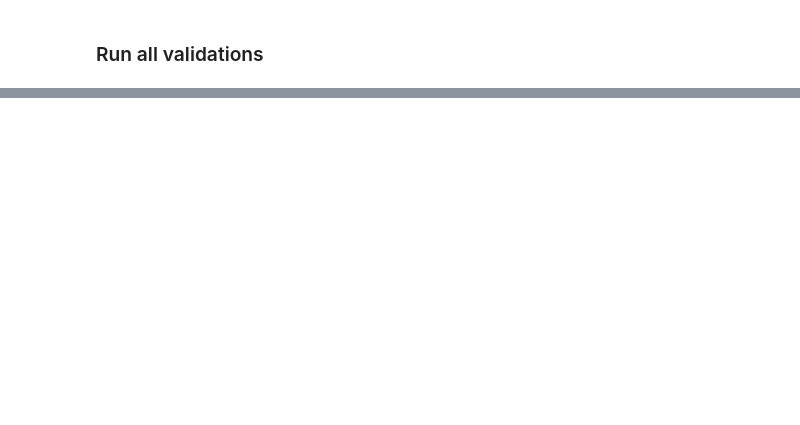
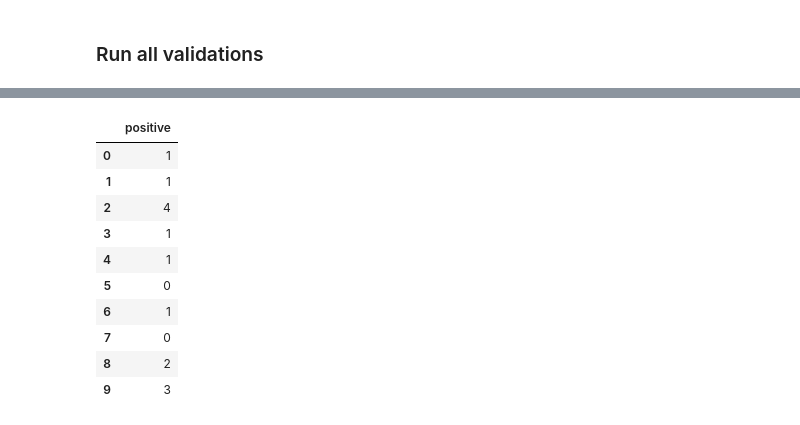
Before and after one commit to wti200/validata, a Jupyter notebook: docs/basic_usage.ipynb, the cells around one changed output, grey strips where cells are left out. Cells and saved outputs as stored; diff of their text form; code cells hidden in the pictures; blank space fills up the shorter version.

```diff
--- a/docs/basic_usage.ipynb
+++ b/docs/basic_usage.ipynb
@@ -281,0 +297,15 @@ vd.get_summary()
+# %%
+# Get summary per case
+vd.get_summary(per="case", percentage=False)
+# %% [output]
+|  | positive |
+| 0 | 1 |
+| 1 | 1 |
+| 2 | 4 |
+| 3 | 1 |
+| 4 | 1 |
+| 5 | 0 |
+| 6 | 1 |
+| 7 | 0 |
+| 8 | 2 |
+| 9 | 3 |
```
Also changed, not shown: parts of 10 cells of this notebook, 6 other files.
